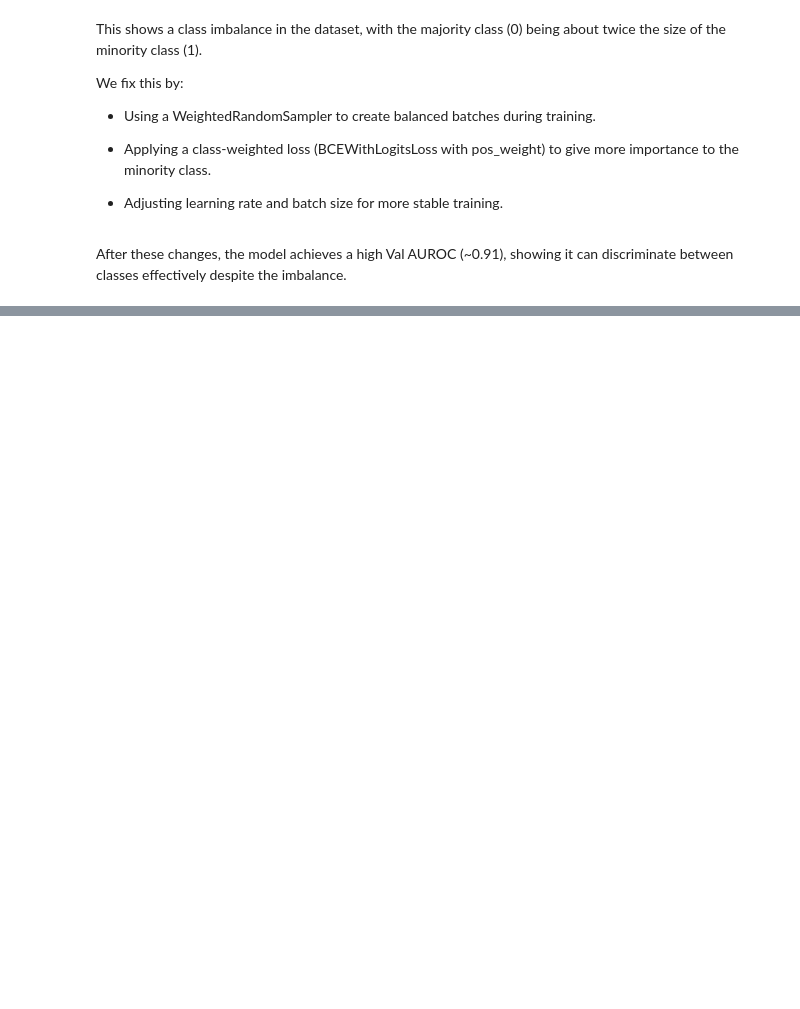
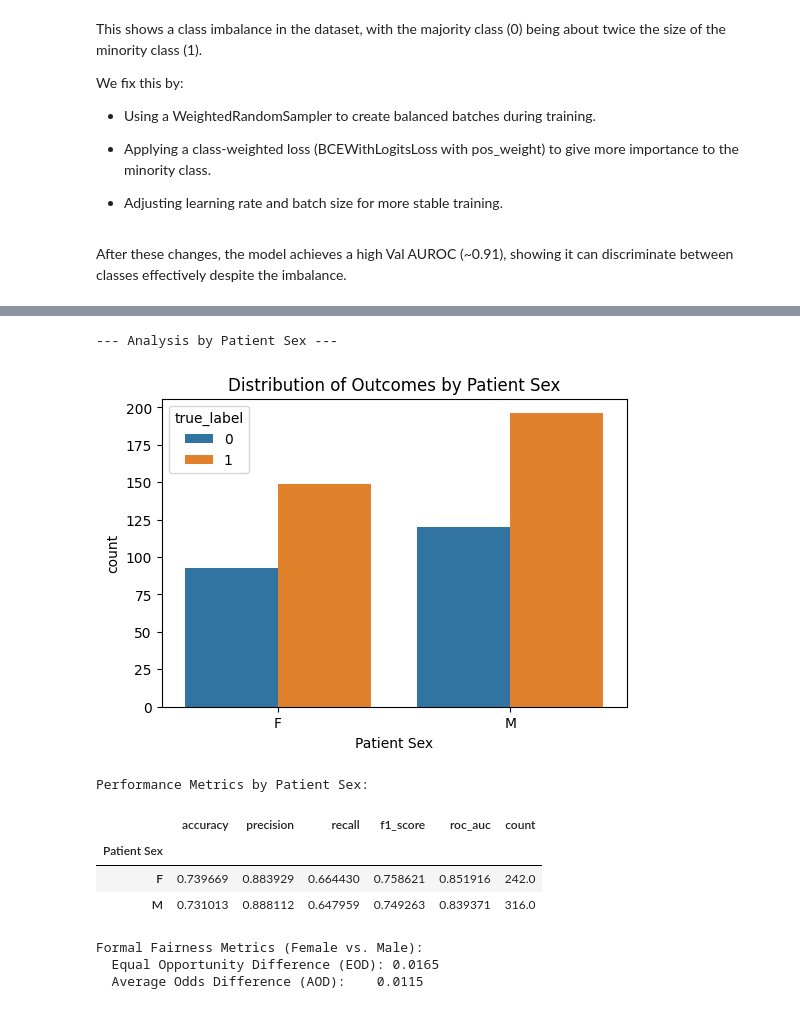
Before and after one commit to albarqounilab/BILD-Summer-School, a Jupyter notebook: notebooks/day1/classification_exercise.ipynb, the cells around one changed output, grey strips where cells are left out. Cells and saved outputs as stored; diff of their text form; code cells hidden in the pictures; blank space fills up the shorter version.

```diff
--- a/notebooks/day1/classification_exercise.ipynb
+++ b/notebooks/day1/classification_exercise.ipynb
@@ -1055,0 +1281,46 @@ By applying Grad-CAM, Score-CAM, Grad-CAM++, and LIME on our test set, we genera
+# %%
+# Subgroup Analysis by Patient Sex
+print("Analysis by Patient Sex")
+
+# Visualize the distribution
+plt.figure(figsize=(6, 4))
+sns.countplot(data=test_df_with_preds, x=...#COMPLETE, hue='true_label')
+plt.title('Distribution of Outcomes by Patient Sex')
+plt.show()
+
+# Calculate performance metrics for each subgroup
+sex_metrics = test_df_with_preds.groupby(...#COMPLETE).apply(
+    lambda g: pd.Series({
+        'accuracy': accuracy_score(g['true_label'], g['predicted_label']),
+        'precision': precision_score(g['true_label'], g['predicted_label']),
+        'recall': recall_score(g['true_label'], g['predicted_label']),
+        'f1_score': f1_score(g['true_label'], g['predicted_label']),
+        'roc_auc': roc_auc_score(g['true_label'], g['probability']),
+        'count': len(g)
+    })
+)
+print("\nPerformance Metrics by Patient Sex:")
+display(sex_metrics)
+
+# Calculate formal fairness metrics
+df_F = test_df_with_preds[test_df_with_preds[...#COMPLETE] == ...#COMPLETE]
+df_M = test_df_with_preds[test_df_with_preds[...#COMPLETE] == ...#COMPLETE]
+
+fairness_metrics_sex = compute_AOD_EOD_from_split(
+    df_F['true_label'], df_F['predicted_label'],
+    df_M['true_label'], df_M['predicted_label']
+)
+print("\nFormal Fairness Metrics (Female vs. Male):")
+print(f"  Equal Opportunity Difference (EOD): {fairness_metrics_sex['EOD']:.4f}")
+print(f"  Average Odds Difference (AOD):    {fairness_metrics_sex['AOD']:.4f}")
+# %% [output]
+--- Analysis by Patient Sex ---
+[figure, added]
+Performance Metrics by Patient Sex:
+|  | accuracy | precision | recall | f1_score | roc_auc | count |
+| Patient Sex |  |  |  |  |  |  |
+| F | 0.739669 | 0.883929 | 0.664430 | 0.758621 | 0.851916 | 242.0 |
+| M | 0.731013 | 0.888112 | 0.647959 | 0.749263 | 0.839371 | 316.0 |
+Formal Fairness Metrics (Female vs. Male):
+  Equal Opportunity Difference (EOD): 0.0165
+  Average Odds Difference (AOD):    0.0115
```
Also changed, not shown: parts of 121 cells of this notebook, 4 other files.
